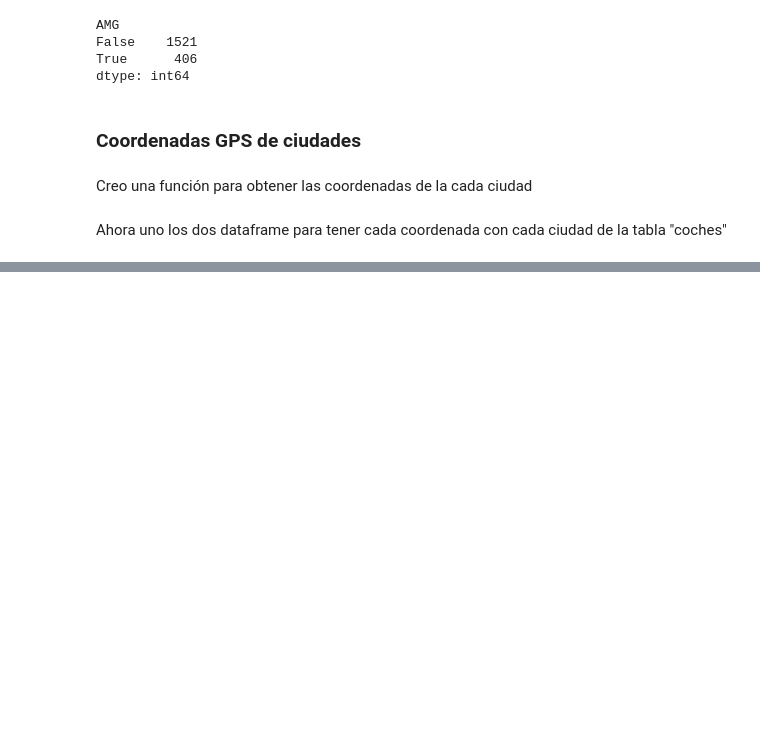
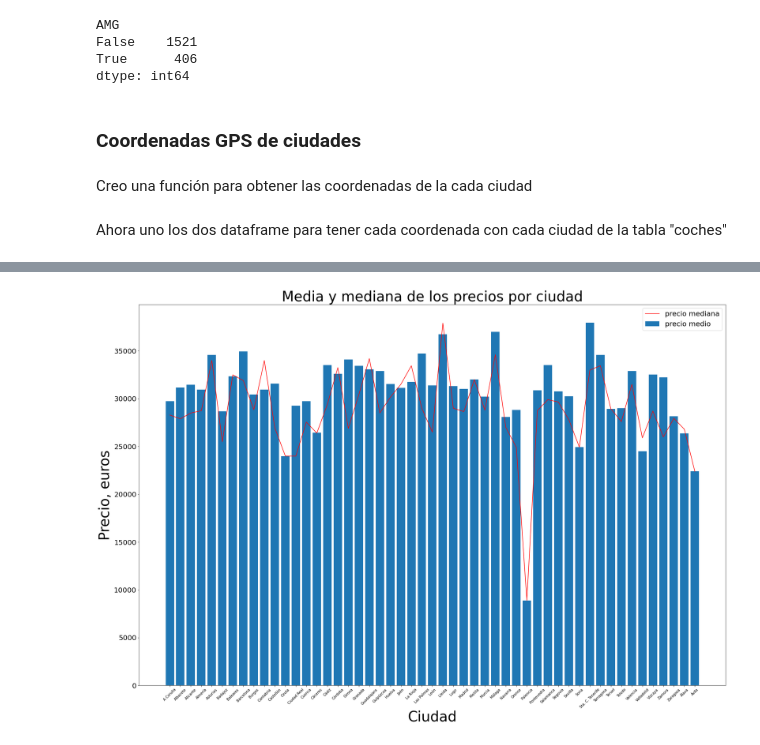
Before and after one commit to JAlonMor/Webscraping, a Jupyter notebook: EDA_coches.ipynb, the cells around one changed output, grey strips where cells are left out. Drawn from its saved outputs; the diff is of its cells as text; code cells hidden in the pictures; blank space fills up the shorter version.

```diff
--- a/EDA_coches.ipynb
+++ b/EDA_coches.ipynb
@@ -298,0 +377,18 @@ coches.head()
+# %%
+# Agrupar datos
+coches_city_price_mean = coches.groupby('ciudad')['precio'].mean().reset_index()
+coches_city_price_median = coches.groupby('ciudad')['precio'].median().reset_index()
+# %%
+# Crear gráfico
+plt.figure(figsize = (30,20))
+bars_precio = plt.bar(coches_city_price_mean.ciudad,coches_city_price_mean.precio, label = 'precio medio')
+median_precio = plt.plot(coches_city_price_median.ciudad, coches_city_price_median.precio, color = 'red', label = 'precio mediana')
+plt.tick_params(axis = 'x',labelrotation = 45, labelsize = 10)
+plt.tick_params(axis = 'y', labelsize = 20)
+plt.ylabel('Precio, euros',fontdict = {'fontsize': 40})
+plt.xlabel('Ciudad',fontdict = {'fontsize': 40})
+plt.title('Media y mediana de los precios por ciudad',fontdict = {'fontsize': 40},pad = 0)
+plt.legend(prop = {'size': 20})
+plt.show();
+# %% [output]
+[figure, added]
```
Also changed, not shown: parts of 29 cells of this notebook.
